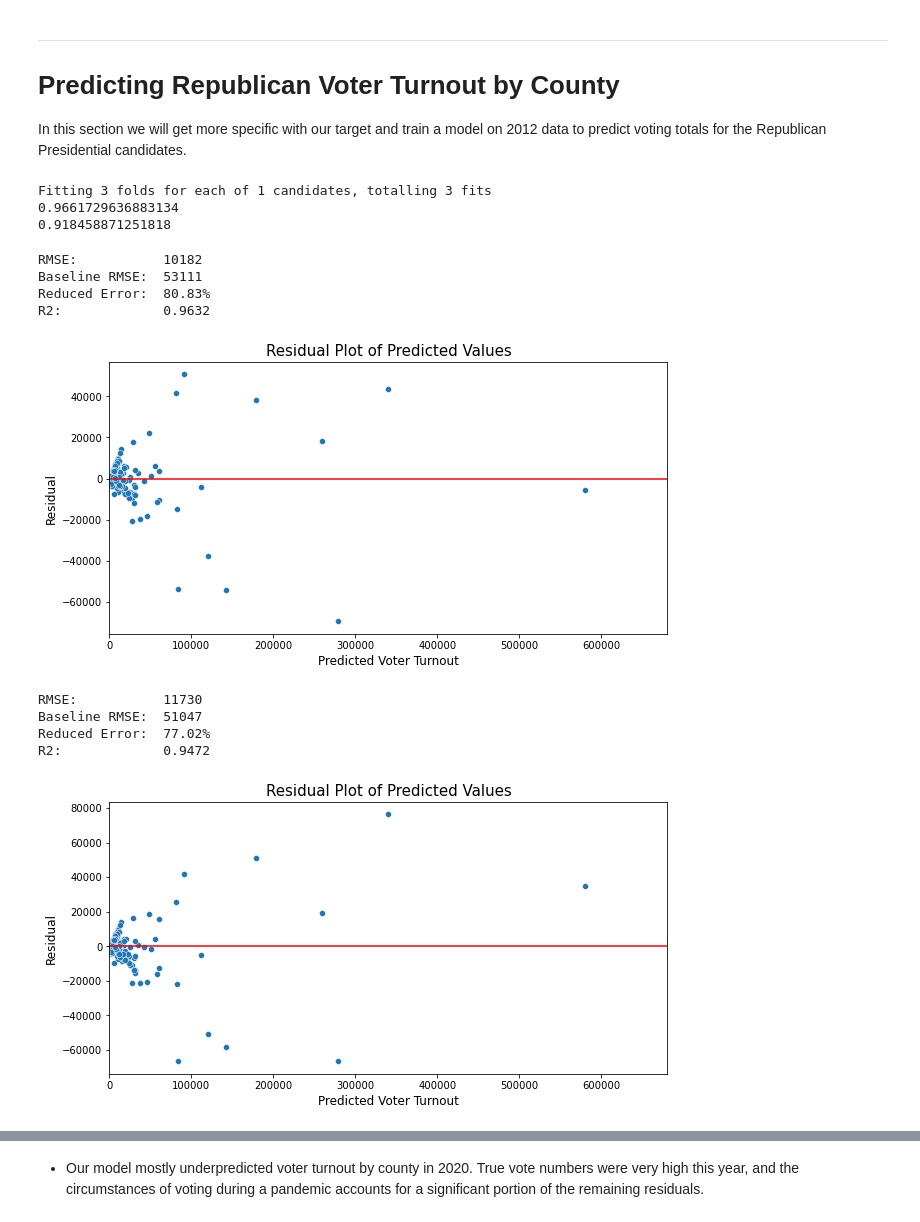
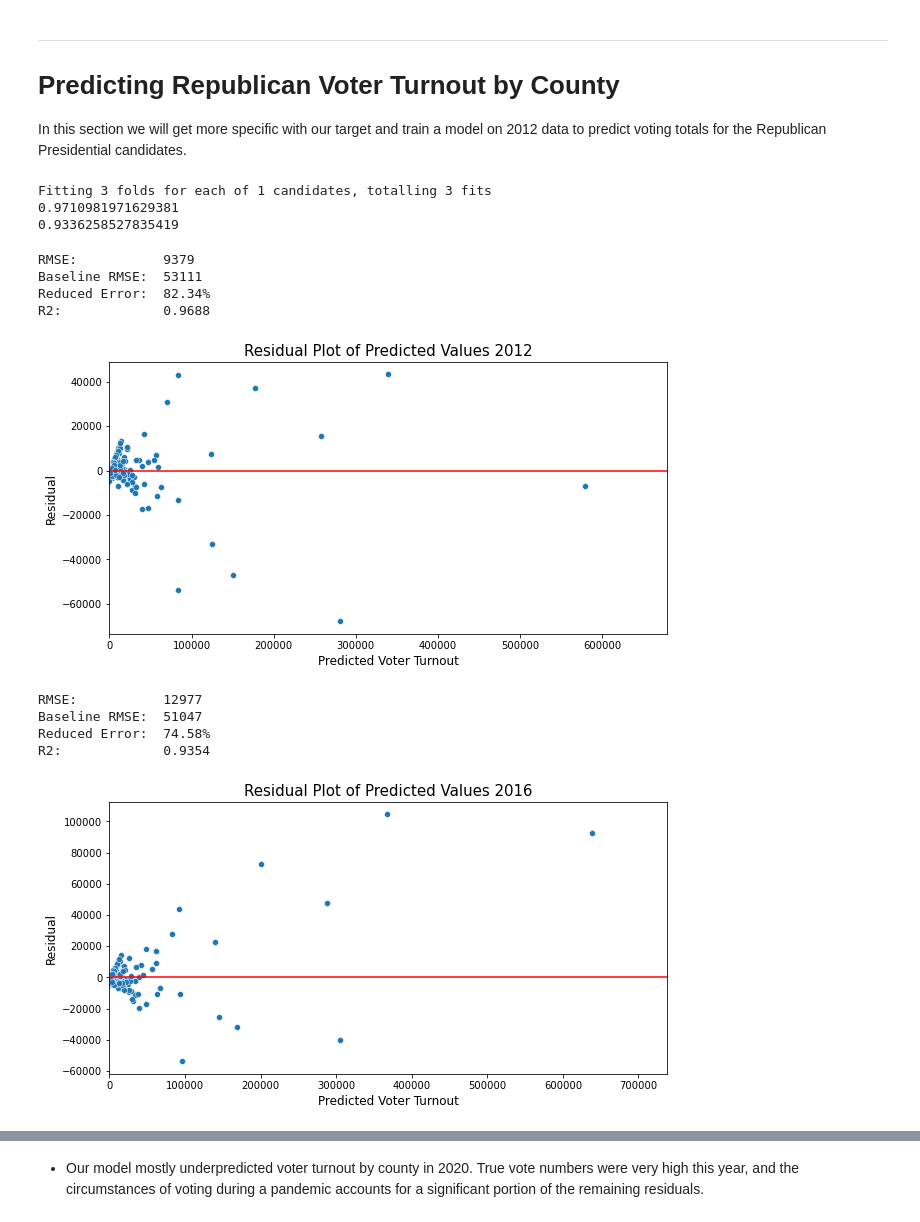
Before and after one commit to yae-sushi/Texas-General-Election-Preds, a Jupyter notebook: Modeling.ipynb, the cells around one changed output, grey strips where cells are left out. Cells and saved outputs as stored; diff of their text form; code cells hidden in the pictures.

```diff
--- a/Modeling.ipynb
+++ b/Modeling.ipynb
@@ -129,4 +147,5 @@ Source: https://www.americanprogress.org/issues/race/reports/2014/10/30/99962/wo
 # %%
+# display regression metrics and plots
 def display_metrics(df, X, cols, target, est):
     X_year = X[cols]
     X_year.set_index('county', inplace = True)
@@ -144,7 +163,7 @@ def display_metrics(df, X, cols, target, est):
     sns.scatterplot(x = preds, y = preds-y)
     plt.xlabel('Predicted Voter Turnout', fontsize = 12)
     plt.ylabel('Residual', fontsize = 12)
-    plt.title('Residual Plot of Predicted Values', fontsize = 15)
+    plt.title(f'Residual Plot of Predicted Values {target[:4]}', fontsize = 15)
     plt.hlines(y = 0, color = 'r', xmin = -10, xmax = max(preds)+1000000)
     plt.xlim((0, max(preds)+100000));
 # %%
@@ -182,12 +201,16 @@ Considering some politicians are starting to focus on community-level organizing
 In this section we will get more specific with our target and train a model on 2012 data to predict voting totals for the Republican Presidential candidates.
 # %%
 # set X and y
-X_2012 = X[cols_2012]
+X_2012 = X[cols_2012].copy()
 X_2012.set_index('county', inplace = True)
+
 X_2016 = X[cols_2016]
 X_2016.set_index('county', inplace = True)
+
 X_2020 = X[cols_2020]
 X_2020.set_index('county', inplace = True)
+
+
 y = df['2012_rep_vote_count']
 
 # train test split
@@ -196,7 +219,7 @@ X_train_2012, X_test_2012, y_train_2012, y_test_2012 = train_test_split(X_2012,
 # Conduct Gridsearch on ElasticNet
 
 pipe_params = {
-    'alpha': [327.75],
+    'alpha': [10],
     'l1_ratio': [1]
 }
 gs_r = GridSearchCV(ElasticNet(max_iter = 100_000), pipe_params, cv = 3, verbose=1)
@@ -205,24 +228,24 @@ print(gs_r.score(X_train_2012, y_train_2012))
 print(gs_r.score(X_test_2012, y_test_2012))
 # %% [output]
 Fitting 3 folds for each of 1 candidates, totalling 3 fits
-0.9661729636883134
-0.918458871251818
+0.9710981971629381
+0.9336258527835419
 # %%
 display_metrics(df, X, cols_2012, '2012_rep_vote_count', gs_r)
 # %% [output]
-RMSE:           10182
+RMSE:           9379
 Baseline RMSE:  53111
-Reduced Error:  80.83%
-R2:             0.9632
+Reduced Error:  82.34%
+R2:             0.9688
-[figure, old version]
+[figure, new version]
 # %%
-display_metrics(df, X, cols_2012, '2016_rep_vote_counte', gs_r)
+display_metrics(df, X, cols_2016, '2016_rep_vote_counte', gs_r)
 # %% [output]
-RMSE:           11730
+RMSE:           12977
 Baseline RMSE:  51047
-Reduced Error:  77.02%
-R2:             0.9472
+Reduced Error:  74.58%
+R2:             0.9354
-[figure, old version]
+[figure, new version]
 # %%
 display_metrics(df, X, cols_2012, '2020_rep_vote_count', gs_r)
 # %% [output]
```
Also changed, not shown: parts of 43 cells of this notebook, 3 other files.
